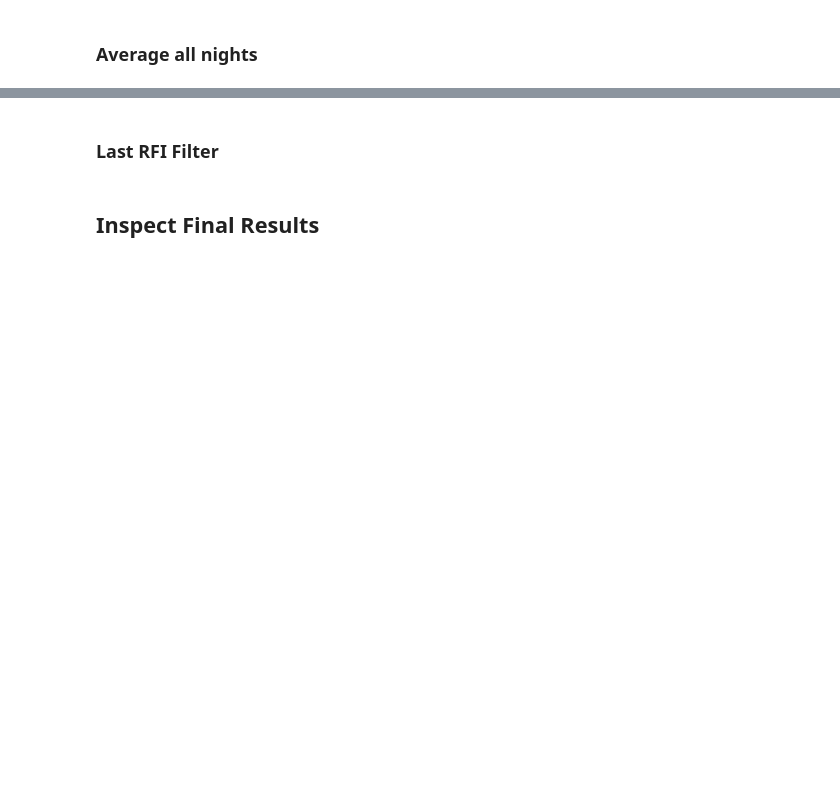
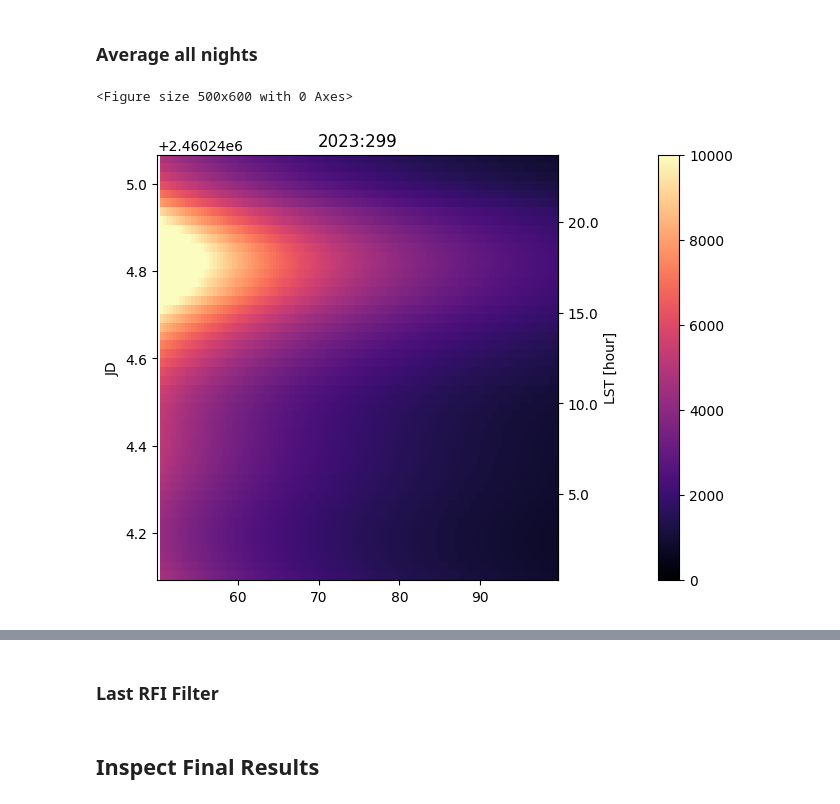
Before and after one commit to edges-collab/edges-bowman2018-pipeline, a Jupyter notebook: src/edges_pipelines/notebooks/average-over-days.ipynb, the cells around one changed output, grey strips where cells are left out. Cells and saved outputs as stored; diff of their text form; code cells hidden in the pictures; blank space fills up the shorter version.

```diff
--- a/src/edges_pipelines/notebooks/average-over-days.ipynb
+++ b/src/edges_pipelines/notebooks/average-over-days.ipynb
@@ -43,3 +59,20 @@ nightly_files: list[str] = [Path(f"{datadir}/2023_{day}.finalspec.gsh5") for day
 datadir = Path(datadir)
 # %%
 data = [GSData.from_file(d) for d in nightly_files]
+# %%
+#some of these files don't have all the entries, so filtering out
+# Get the shapes of all loaded data
+shapes = [d.data.shape for d in data]
+
+# Determine the most common shape
+from collections import Counter
+shape_counts = Counter(shapes)
+most_common_shape = shape_counts.most_common(1)[0][0]
+
+# Filter out data that doesn't match the most common shape
+filtered_data = [d for d in data if d.data.shape == most_common_shape]
+
+# (Optional) If you want to exclude files with inconsistent shapes from `nightly_files`:
+filtered_files = [
+    f for d, f in zip(data, nightly_files) if d.data.shape == most_common_shape
+]
@@ -388,0 +139,5 @@ plots.plot_waterfall(avg_data,attribute='data',vmin=0, vmax=10000)
+# %%
+avg_data = average_files_pairwise(*filtered_files,
+             use_resids=True,
+             nsamples_strategy = NsamplesStrategy.FLAGGED_NSAMPLES_UNIFORM
+                                  )
@@ -388,0 +150,7 @@ plots.plot_waterfall(avg_data,attribute='data',vmin=0, vmax=10000)
+# %%
+plt.figure(figsize=(5, 6))
+plots.plot_waterfall(avg_data, attribute='data',vmin=0, vmax=10000, xlab= False)
+plt.show()
+# %% [output]
+<Figure size 500x600 with 0 Axes>
+[figure, added]
```
Also changed, not shown: parts of 35 cells of this notebook, 4 other files.
